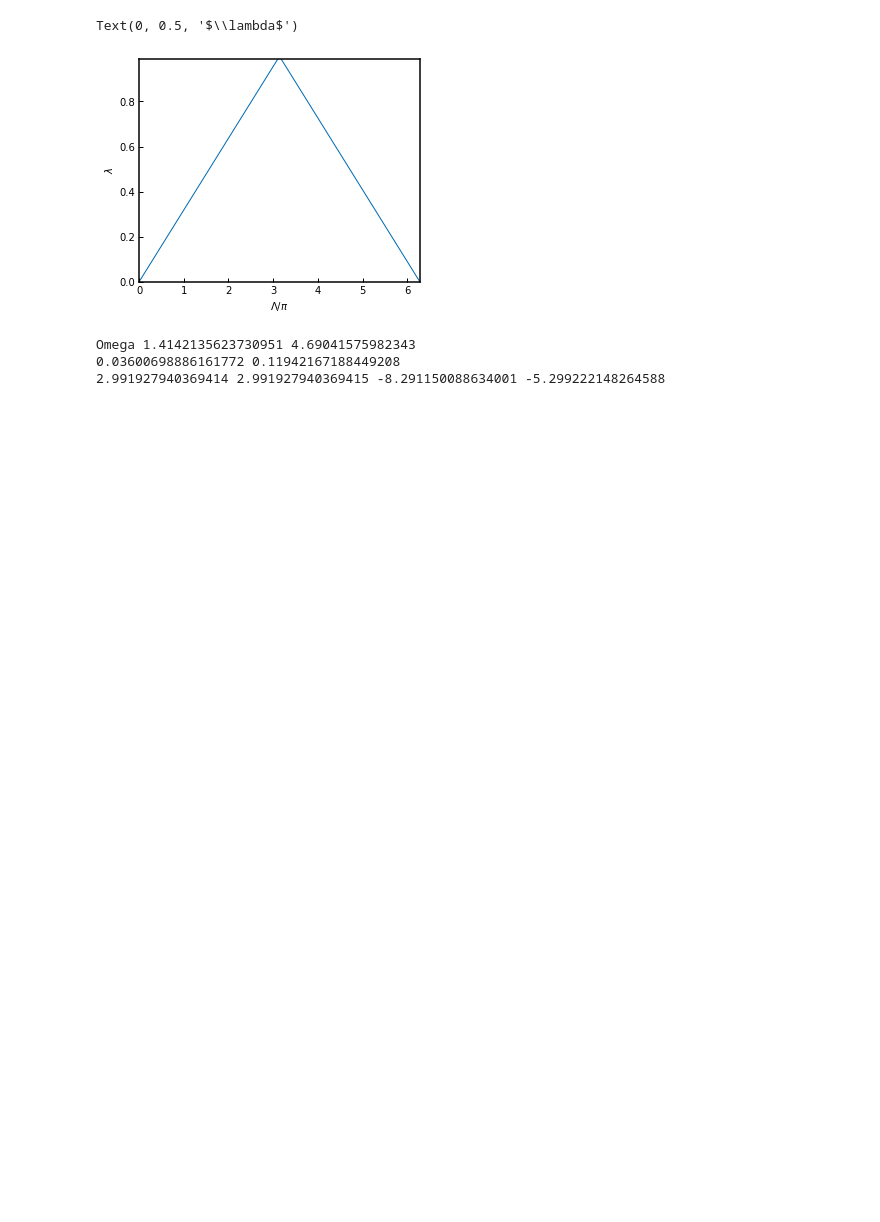
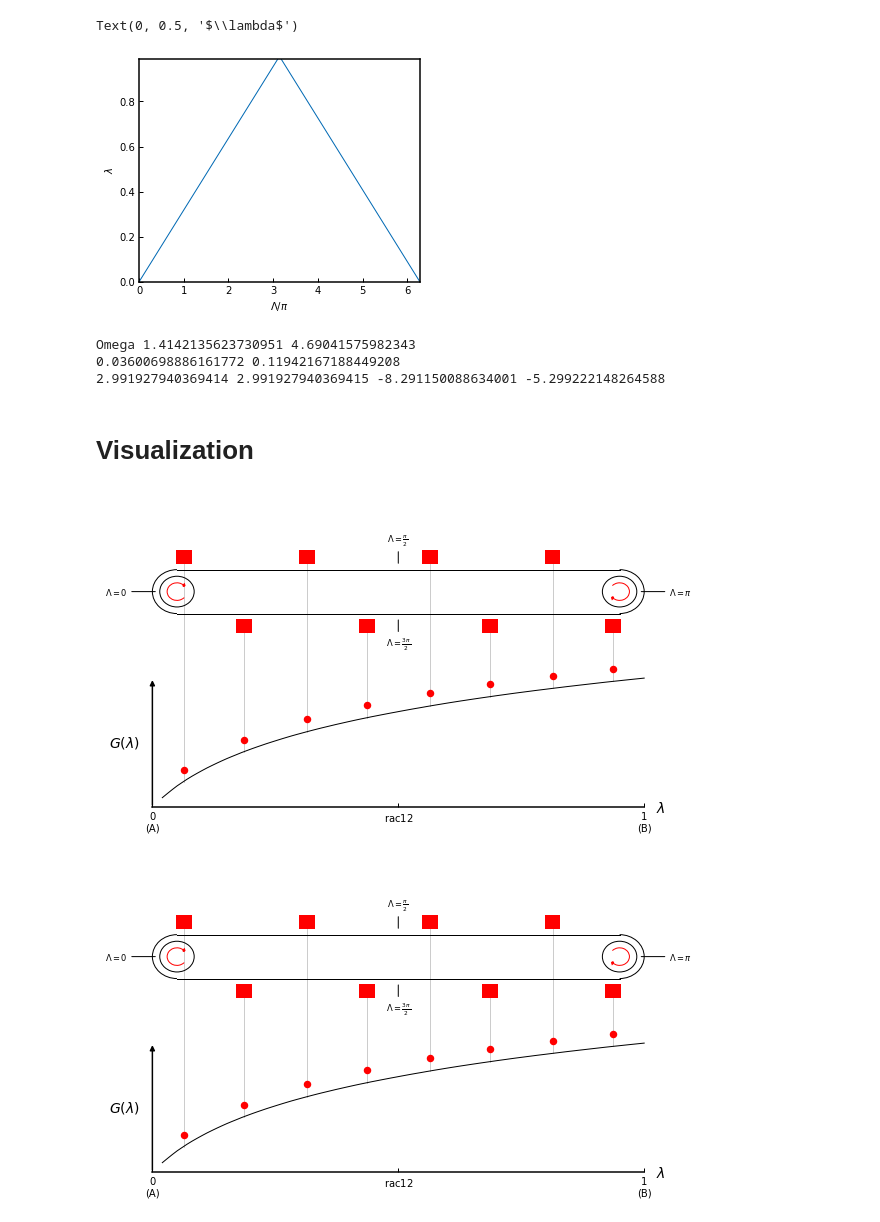
Before and after one commit to dfhahn/ConveyorBelt, a Jupyter notebook: exampleConveyorBelt.ipynb, the cells around one changed output. Cells and saved outputs as stored; diff of their text form; code cells hidden in the pictures; blank space fills up the shorter version.

Commit message:
Add plotting of conveyor belt.

```diff
--- a/exampleConveyorBelt.ipynb
+++ b/exampleConveyorBelt.ipynb
@@ -153,3 +157,15 @@ print(DF, DF2, F1, F2)
 Omega 1.4142135623730951 4.69041575982343
 0.03600698886161772 0.11942167188449208
 2.991927940369414 2.991927940369415 -8.291150088634001 -5.299222148264588
+# %% [markdown]
+# Visualization
+# %%
+import plotConveyorBelt
+
+lam = np.linspace(0, 1, nbins)
+ene = np.cumsum(dhdlbins)/nbins
+# %%
+plotConveyorBelt.drawConveyorBelt(lam, ene, CapLam=0.2, M=8)
+# %% [output]
+[figure, added]
+[figure, added]
```
Also changed, not shown: parts of 13 cells of this notebook.
